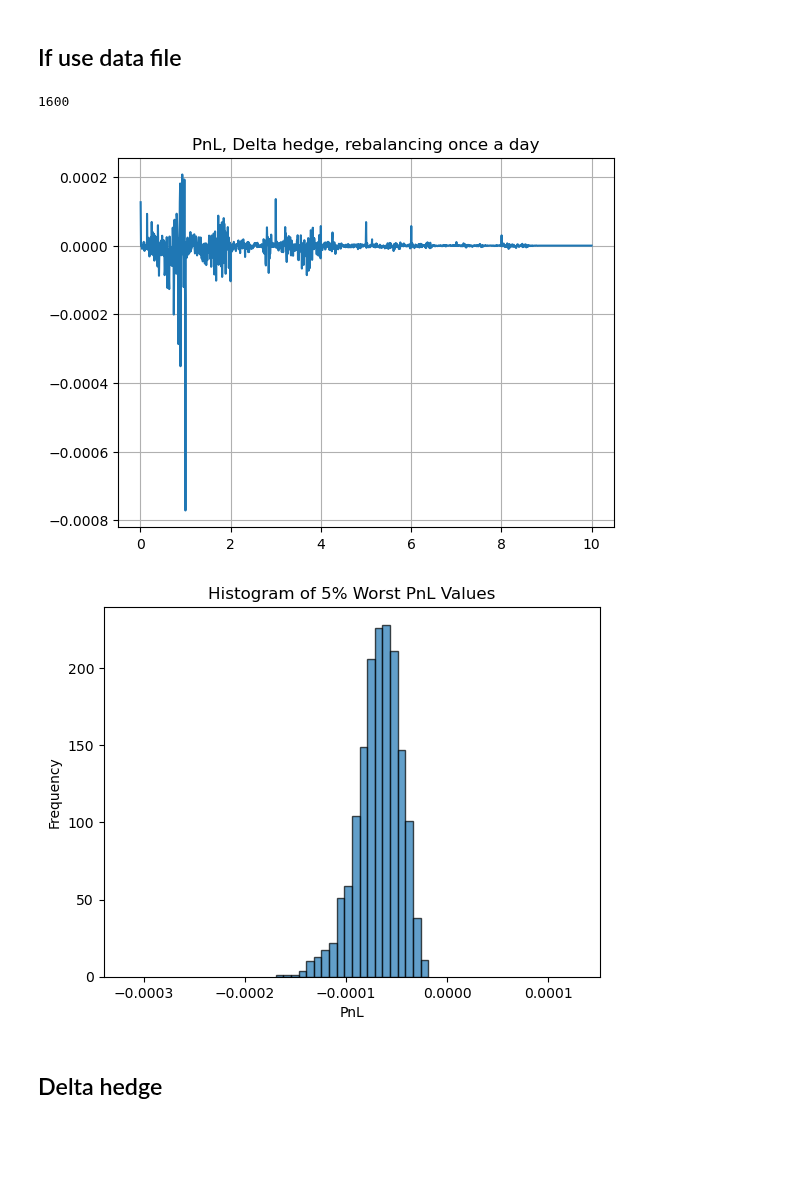
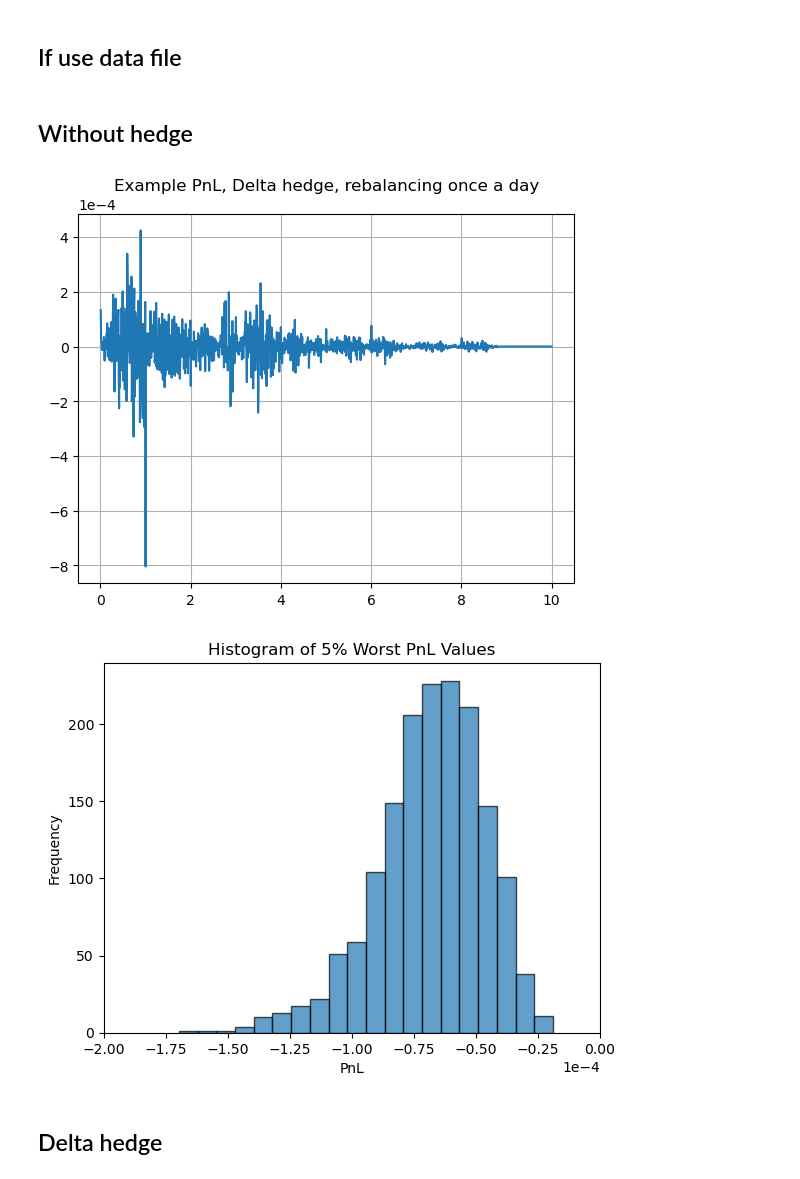
Before and after one commit to spelbella/cva_risk_management_thesis, a Jupyter notebook: Environment/delta_hedge.ipynb, the cells around one changed output. Saved outputs shown, nothing was run; the diff lists cells and outputs as text; code cells hidden in the pictures; blank space fills up the shorter version.

Commit message:
delta hedge

```diff
--- a/Environment/delta_hedge.ipynb
+++ b/Environment/delta_hedge.ipynb
@@ -159,40 +161,41 @@ with open("3kRunDemo.pkl","rb") as fp:
 file_path = os.path.abspath("../MarketGeneratingFunctions/1.6kRunDemo.pkl")
 with open(file_path,"rb") as fp:
     paths = pickle.load(fp)
-# %%
-len(paths)
-# %% [output]
-1600
+# %% [markdown]
+## Without hedge
 # %%
 def pnl_cva(path):
     pnl_without_hedge = np.zeros(len(path.CVA)-1)
     for i in range(1, len(path.CVA)):
         pnl_without_hedge[i-1] = path.CVA[i]-path.CVA[i-1]
     return pnl_without_hedge
 
 pnl_without_hedge = [None]*len(paths)
 for i in range(len(pnl_without_hedge)):
     pnl_without_hedge[i] = pnl_cva(paths[i])
 
 
 plt.figure(1)
-plt.title("PnL, Delta hedge, rebalancing once a day")
+plt.title("Example PnL, Delta hedge, rebalancing once a day")
 plt.grid()
-plt.plot(paths[3].t_s[1:],pnl[3])
+plt.ticklabel_format(axis='y', style='sci', scilimits=(-4,-4))
+plt.plot(paths[3].t_s[1:],pnl_without_hedge[3])
 
 plt.figure(2)
 # Extract the 5% worst percentile values from each array
-worst_5_percent_values = np.array([np.percentile(p, 5) for p in pnl_without_hedge]) # is this really VaR?
+var_values_no_hedge = np.array([np.percentile(p, 5) for p in pnl_without_hedge]) # is this really VaR?
 # Plot histogram
-plt.hist(worst_5_percent_values, bins=20, edgecolor='black', alpha=0.7)
+plt.hist(var_values_no_hedge, bins=20, edgecolor='black', alpha=0.7)
 plt.xlabel("PnL")
+plt.ticklabel_format(axis='x', style='sci', scilimits=(-4,-4))
 plt.ylabel("Frequency")
-plt.xlim(min(worst_5_percent_values)*2, max(worst_5_percent_values)-min(worst_5_percent_values))
+plt.xlim(-0.0002,0)
+# plt.xlim(min(worst_5_percent_values)*2, max(worst_5_percent_values)-min(worst_5_percent_values))
 plt.title("Histogram of 5% Worst PnL Values")
 plt.show()
 # %% [output]
-[figure, old version]
+[figure, new version]
-[figure, old version]
+[figure, new version]
 # %% [markdown]
 ## Delta hedge
 # %%
```
Also changed, not shown: parts of 2 cells of this notebook.
